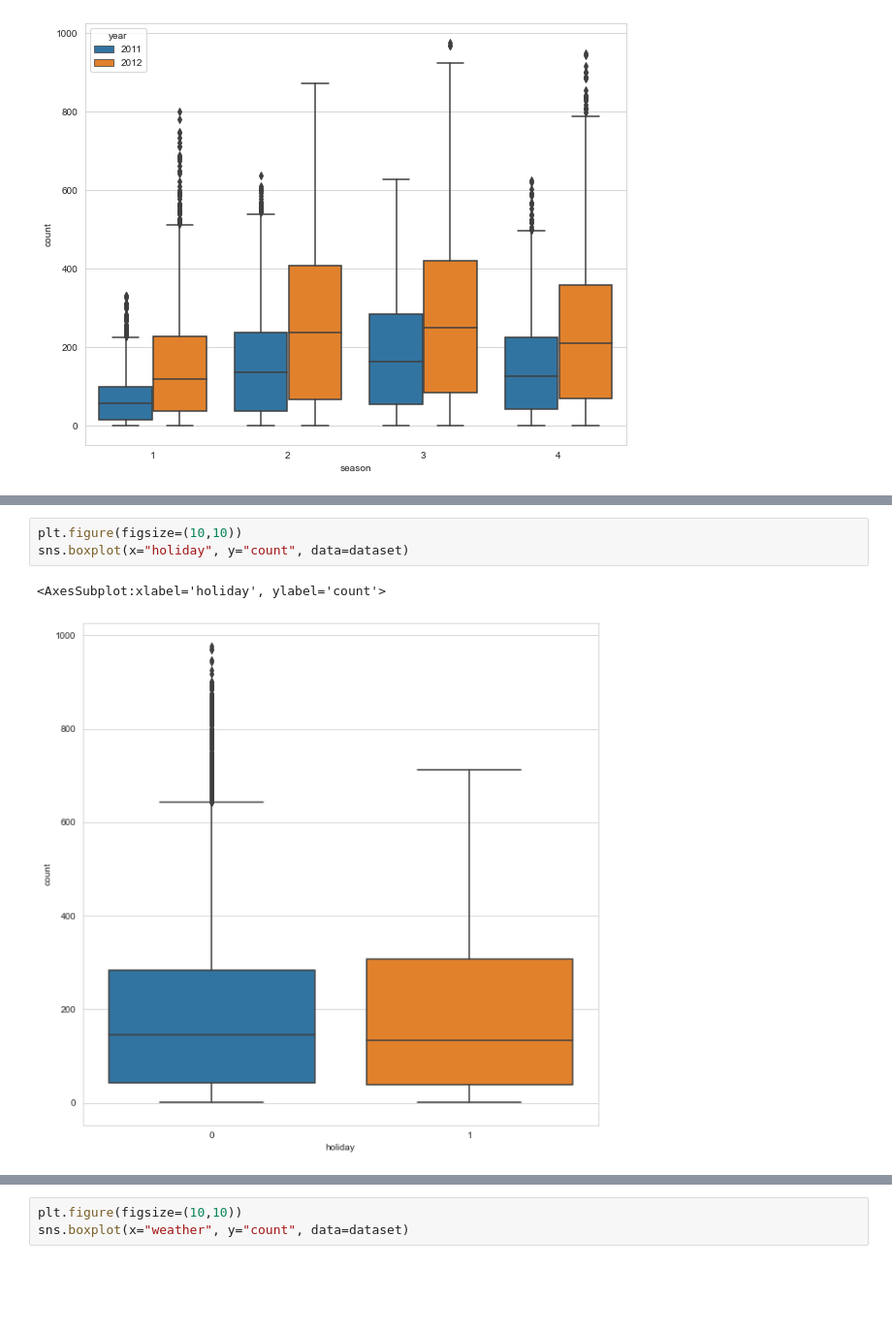
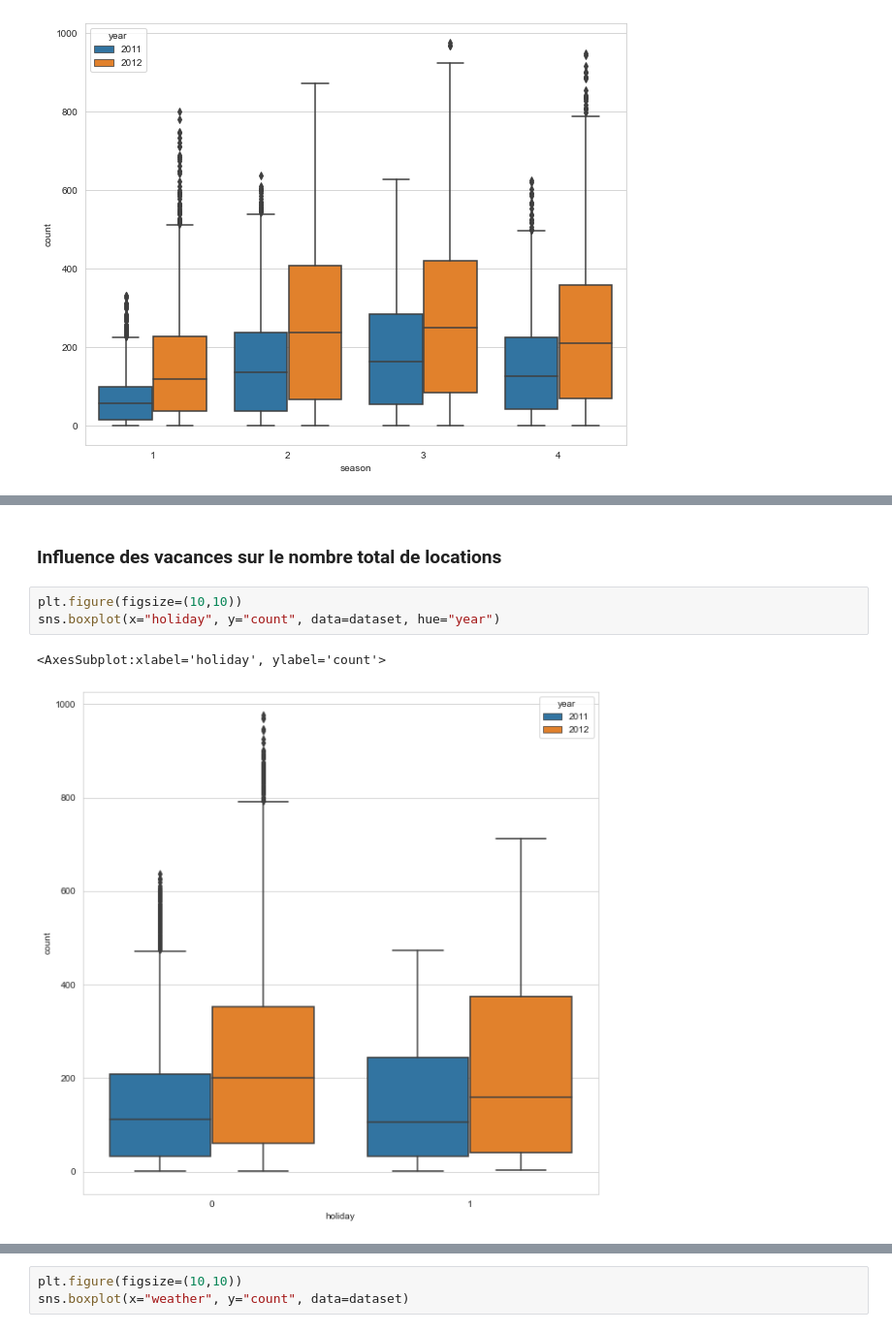
Before and after one commit to Antoine101/Bike-Sharing-Demand, a Jupyter notebook: Bike Sharing Demand.ipynb, the cells around one changed output, grey strips where cells are left out. Shown at 97% size. Cells and saved outputs as stored; diff of their text form; blank space fills up the shorter version.

```diff
--- a/Bike Sharing Demand.ipynb
+++ b/Bike Sharing Demand.ipynb
@@ -228,6 +244,8 @@ sns.boxplot(x="season", y="count", data=dataset)
+# %% [markdown]
+### Influence des vacances sur le nombre total de locations
 # %%
 plt.figure(figsize=(10,10))
-sns.boxplot(x="holiday", y="count", data=dataset)
+sns.boxplot(x="holiday", y="count", data=dataset, hue="year")
 # %% [output]
 <AxesSubplot:xlabel='holiday', ylabel='count'>
-[figure, old version]
+[figure, new version]
```
Also changed, not shown: parts of 27 cells of this notebook.
